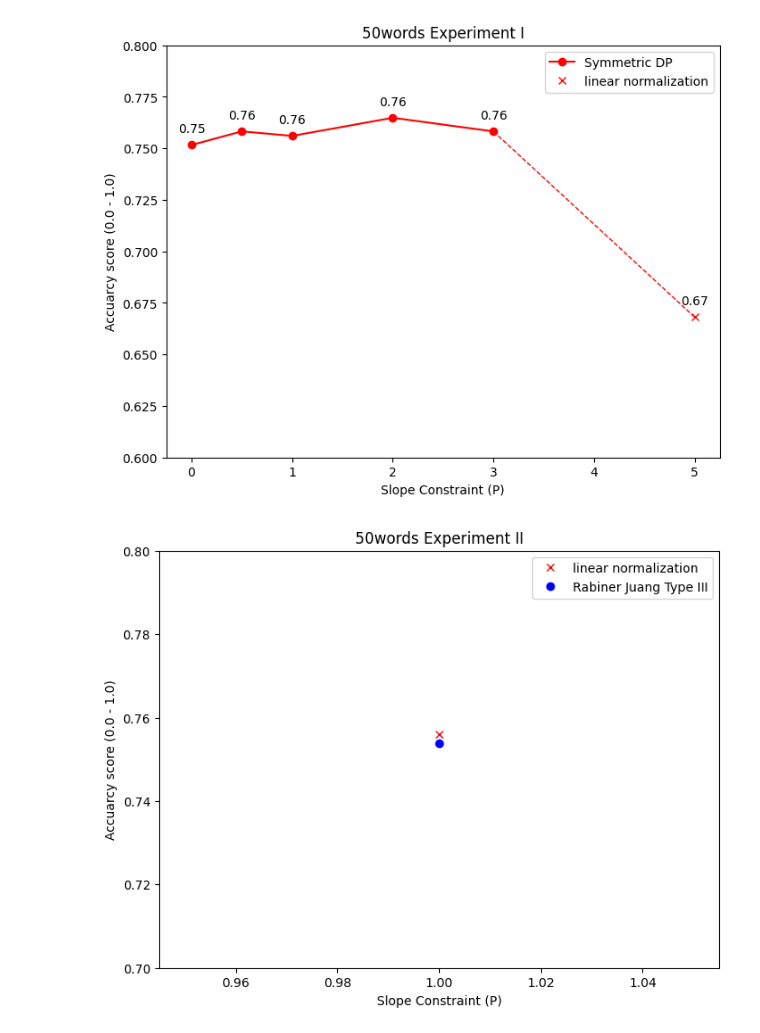
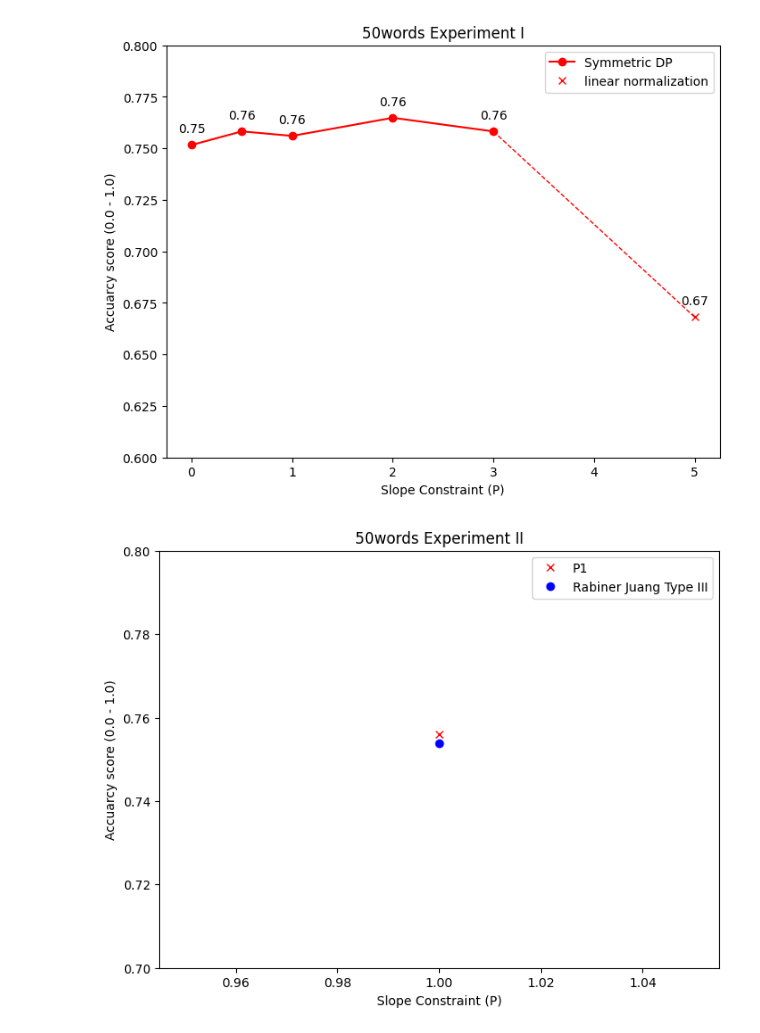
Before and after one commit to pakornyodkab/TimeSeriesFinalProject, a Jupyter notebook: slope_constrain_experiment.ipynb, the cells around one changed output. Drawn from its saved outputs; the diff is of its cells as text; code cells hidden in the pictures.

```diff
--- a/slope_constrain_experiment.ipynb
+++ b/slope_constrain_experiment.ipynb
@@ -594,25 +564,15 @@ plt.show()
 # %%
 fig, ax = plt.subplots(figsize=(8,6))
 
 plt.xlabel('Slope Constraint (P)')
 plt.ylabel('Accuarcy score (0.0 - 1.0)')
 plt.title('50words Experiment II')
 
 plt.ylim(0.7, 0.8)
-ax.plot(1, p1_score, 'x', color='r', label='linear normalization')
-plt.annotate("{:.2f}".format(baseline_score),
-                (5,baseline_score),
-                textcoords="offset points",
-                xytext=(0,10),
-                ha='center')
+ax.plot(1, p1_score, 'x', color='r', label='P1')
 ax.plot(1, rabiner_score, 'o', color='b', label='Rabiner Juang Type III')
-plt.annotate("{:.2f}".format(rabiner_score),
-                (5,rabiner_score),
-                textcoords="offset points",
-                xytext=(0,10),
-                ha='center')
 ax.legend()
 
 plt.show()
 # %% [output]
-[figure, old version]
+[figure, new version]
```
Also changed, not shown: parts of 3 cells of this notebook.
